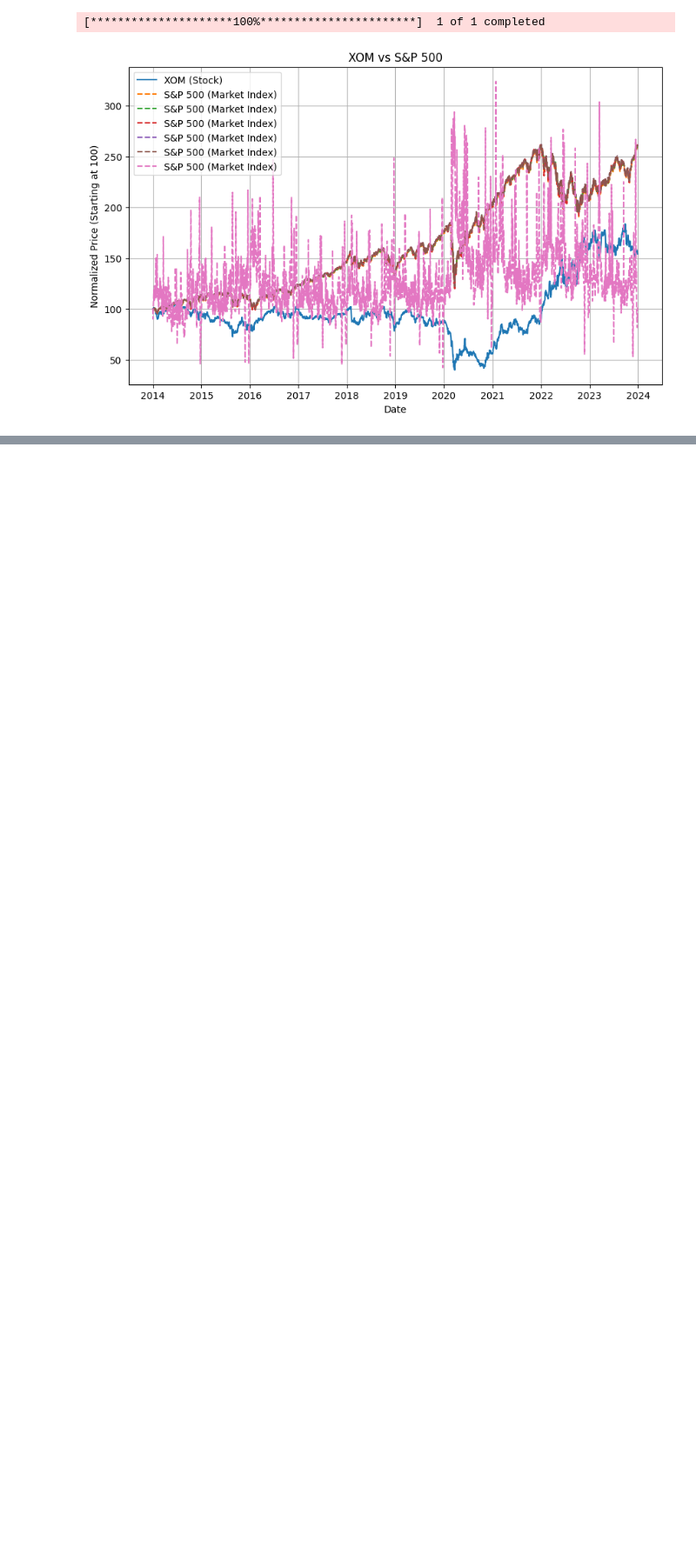
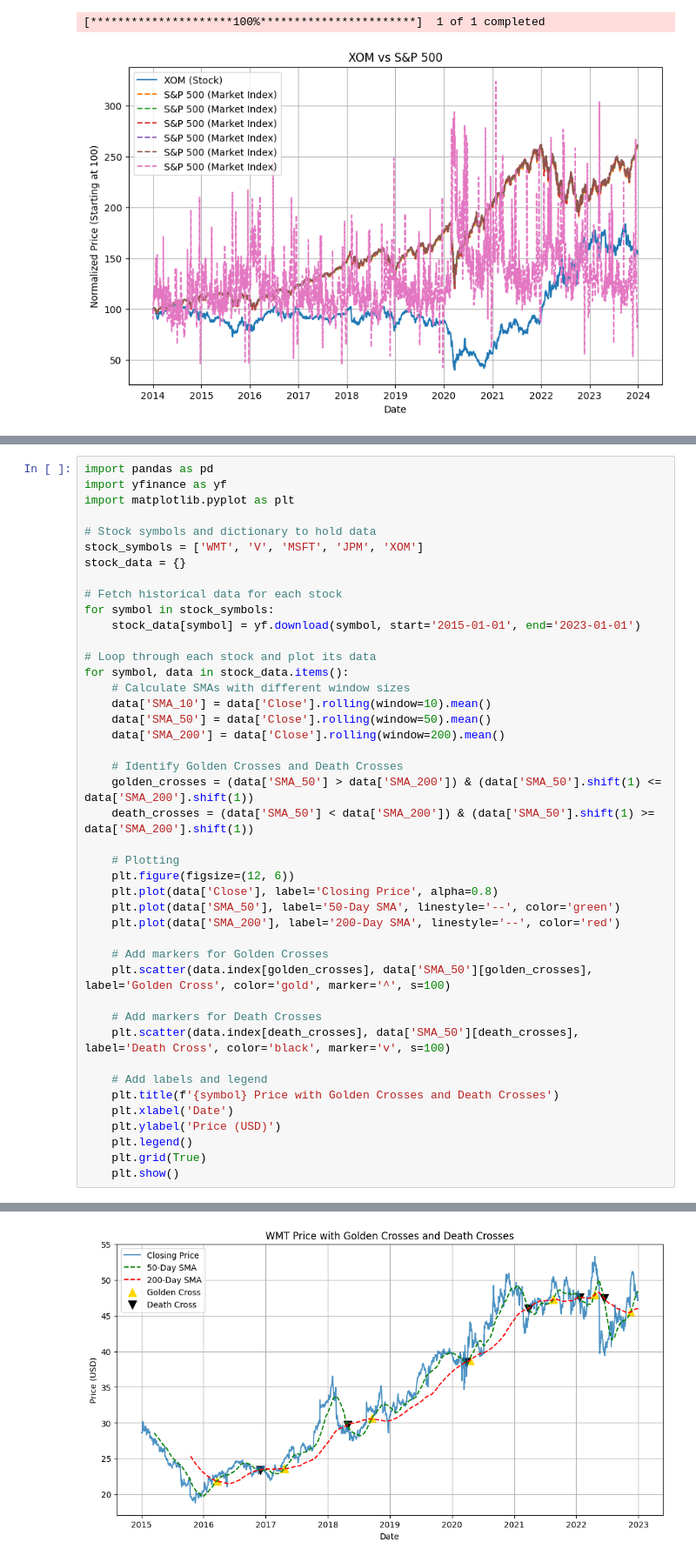
Before and after one commit to LucasMazza42/LearnPytorch, a Jupyter notebook: LSTM.ipynb, the cells around one changed output, grey strips where cells are left out. Shown at 87% size. Cells and saved outputs as stored; diff of their text form; blank space fills up the shorter version.

```diff
--- a/LSTM.ipynb
+++ b/LSTM.ipynb
@@ -134,0 +135,44 @@ s
+# %%
+import pandas as pd
+import yfinance as yf
+import matplotlib.pyplot as plt
+
+# Stock symbols and dictionary to hold data
+stock_symbols = ['WMT', 'V', 'MSFT', 'JPM', 'XOM']
+stock_data = {}
+
+# Fetch historical data for each stock
+for symbol in stock_symbols:
+    stock_data[symbol] = yf.download(symbol, start='2015-01-01', end='2023-01-01')
+
+# Loop through each stock and plot its data
+for symbol, data in stock_data.items():
+    # Calculate SMAs with different window sizes
+    data['SMA_10'] = data['Close'].rolling(window=10).mean()
+    data['SMA_50'] = data['Close'].rolling(window=50).mean()
+    data['SMA_200'] = data['Close'].rolling(window=200).mean()
+
+    # Identify Golden Crosses and Death Crosses
+    golden_crosses = (data['SMA_50'] > data['SMA_200']) & (data['SMA_50'].shift(1) <= data['SMA_200'].shift(1))
+    death_crosses = (data['SMA_50'] < data['SMA_200']) & (data['SMA_50'].shift(1) >= data['SMA_200'].shift(1))
+
+    # Plotting
+    plt.figure(figsize=(12, 6))
+    plt.plot(data['Close'], label='Closing Price', alpha=0.8)
+    plt.plot(data['SMA_50'], label='50-Day SMA', linestyle='--', color='green')
+    plt.plot(data['SMA_200'], label='200-Day SMA', linestyle='--', color='red')
+
+    # Add markers for Golden Crosses
+    plt.scatter(data.index[golden_crosses], data['SMA_50'][golden_crosses], label='Golden Cross', color='gold', marker='^', s=100)
+
+    # Add markers for Death Crosses
+    plt.scatter(data.index[death_crosses], data['SMA_50'][death_crosses], label='Death Cross', color='black', marker='v', s=100)
+
+    # Add labels and legend
+    plt.title(f'{symbol} Price with Golden Crosses and Death Crosses')
+    plt.xlabel('Date')
+    plt.ylabel('Price (USD)')
+    plt.legend()
+    plt.grid(True)
+    plt.show()
+# %% [output]
@@ -134,0 +184 @@ s
+[figure, added]
```
Also changed, not shown: parts of 4 cells of this notebook, 3 other files.
